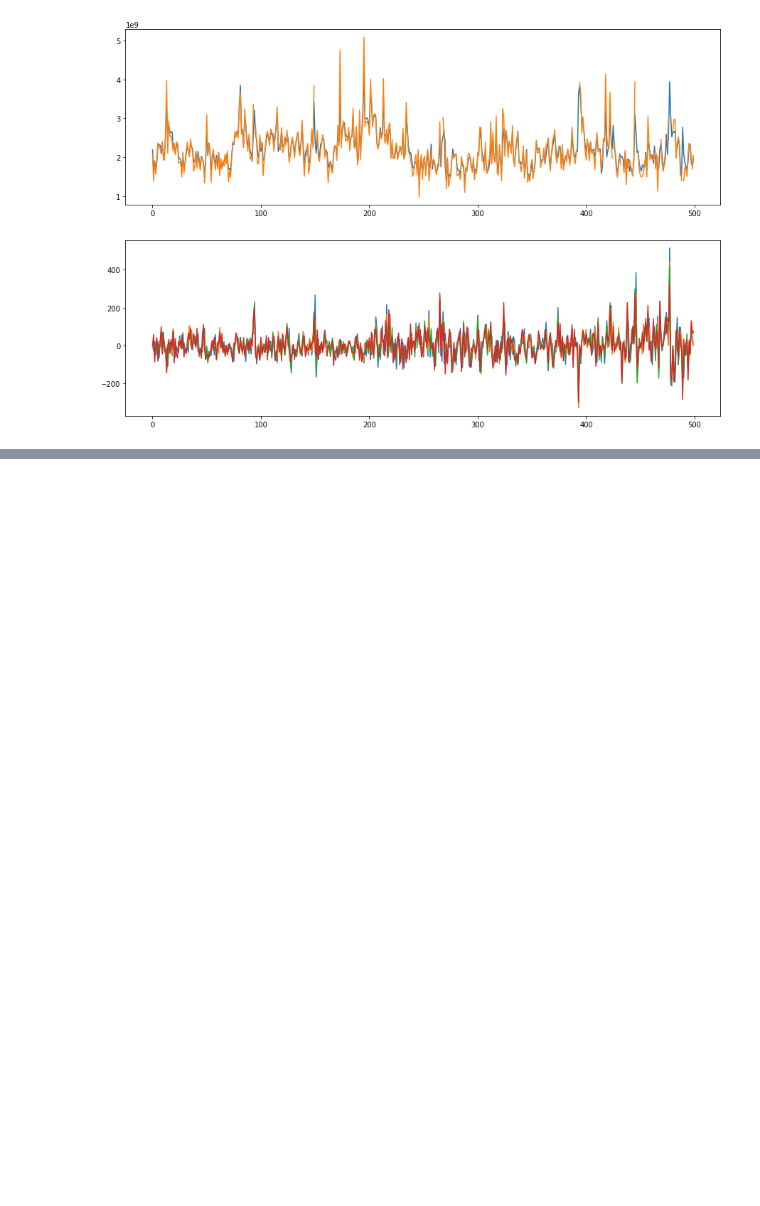
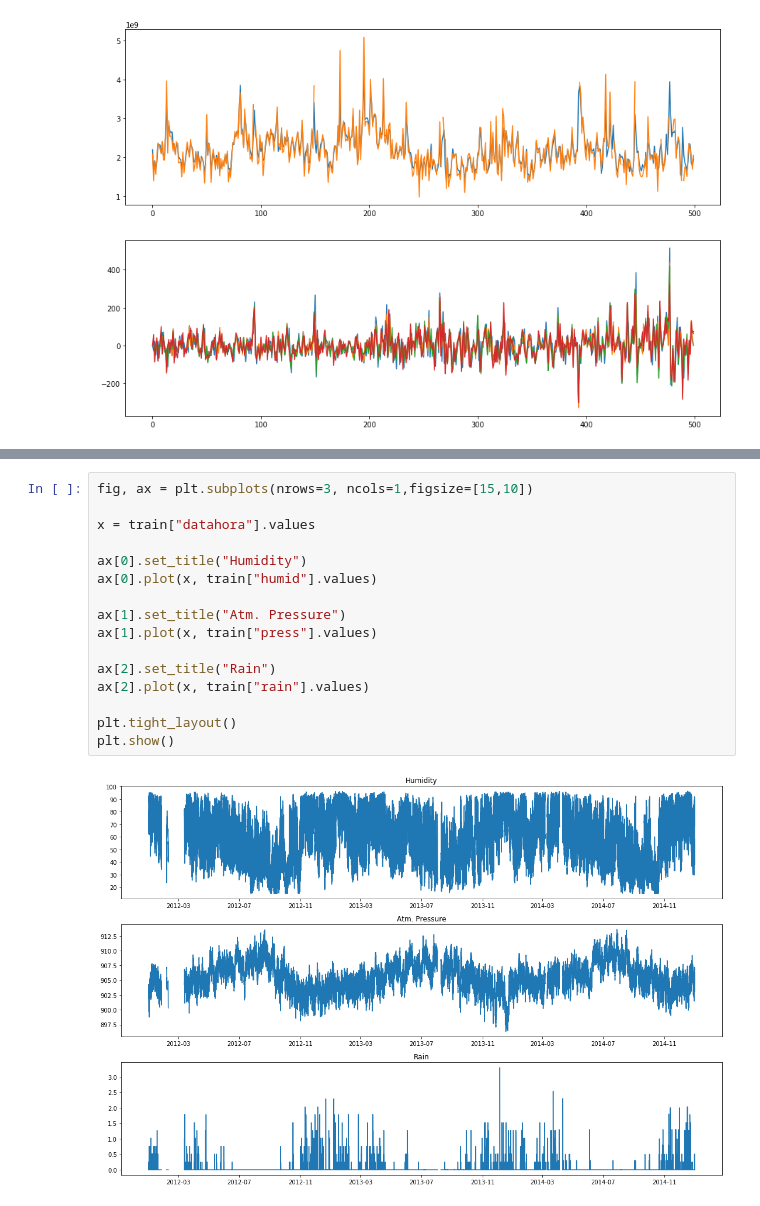
Before and after one commit to PYFTS/pyFTS, a Jupyter notebook: pyFTS/notebooks/multivariate.ipynb, the cells around one changed output, grey strips where cells are left out. Cells and saved outputs as stored; diff of their text form; blank space fills up the shorter version.

```diff
--- a/pyFTS/notebooks/multivariate.ipynb
+++ b/pyFTS/notebooks/multivariate.ipynb
@@ -95,0 +157,18 @@ print(model)
+# %%
+fig, ax = plt.subplots(nrows=3, ncols=1,figsize=[15,10])
+
+x = train["datahora"].values
+
+ax[0].set_title("Humidity")
+ax[0].plot(x, train["humid"].values)
+
+ax[1].set_title("Atm. Pressure")
+ax[1].plot(x, train["press"].values)
+
+ax[2].set_title("Rain")
+ax[2].plot(x, train["rain"].values)
+
+plt.tight_layout()
+plt.show()
+# %% [output]
+[figure, added]
```
Also changed, not shown: parts of 5 cells of this notebook, 39 other files.
